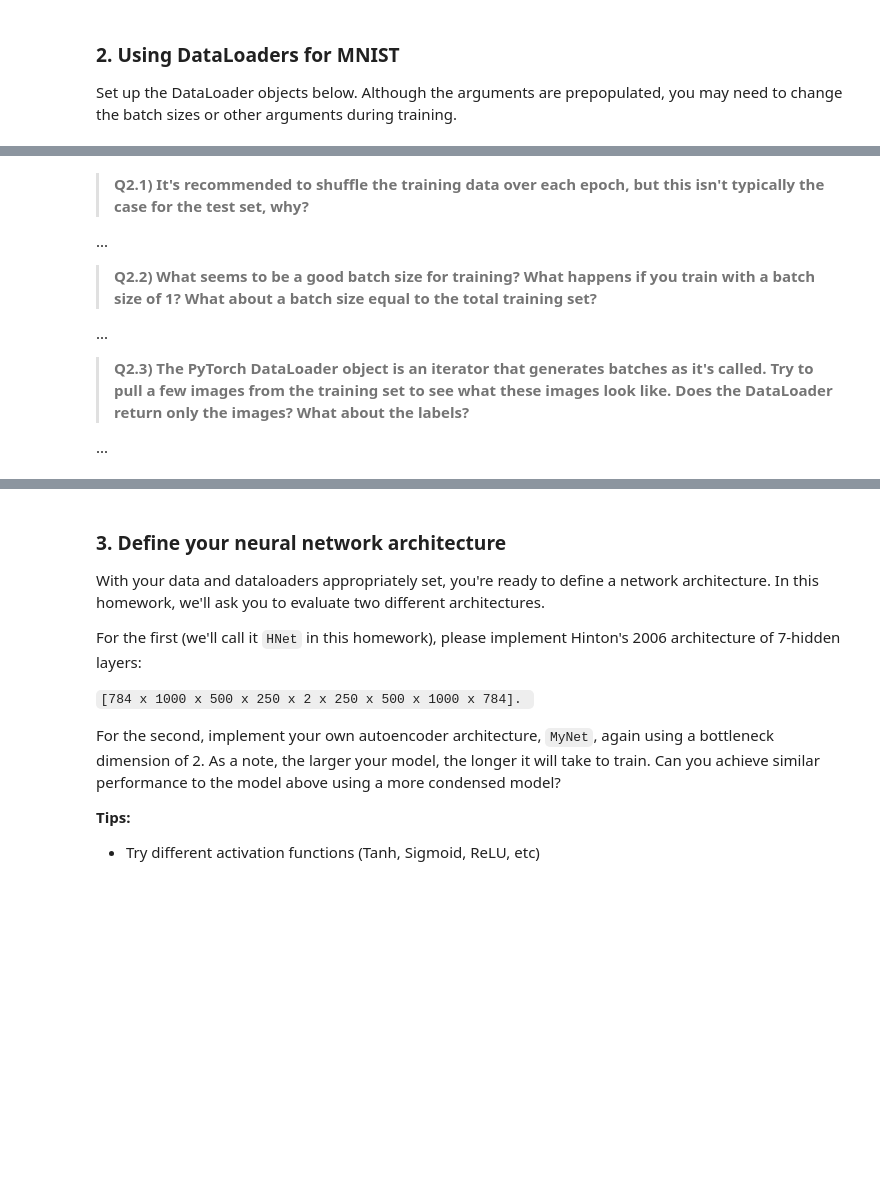
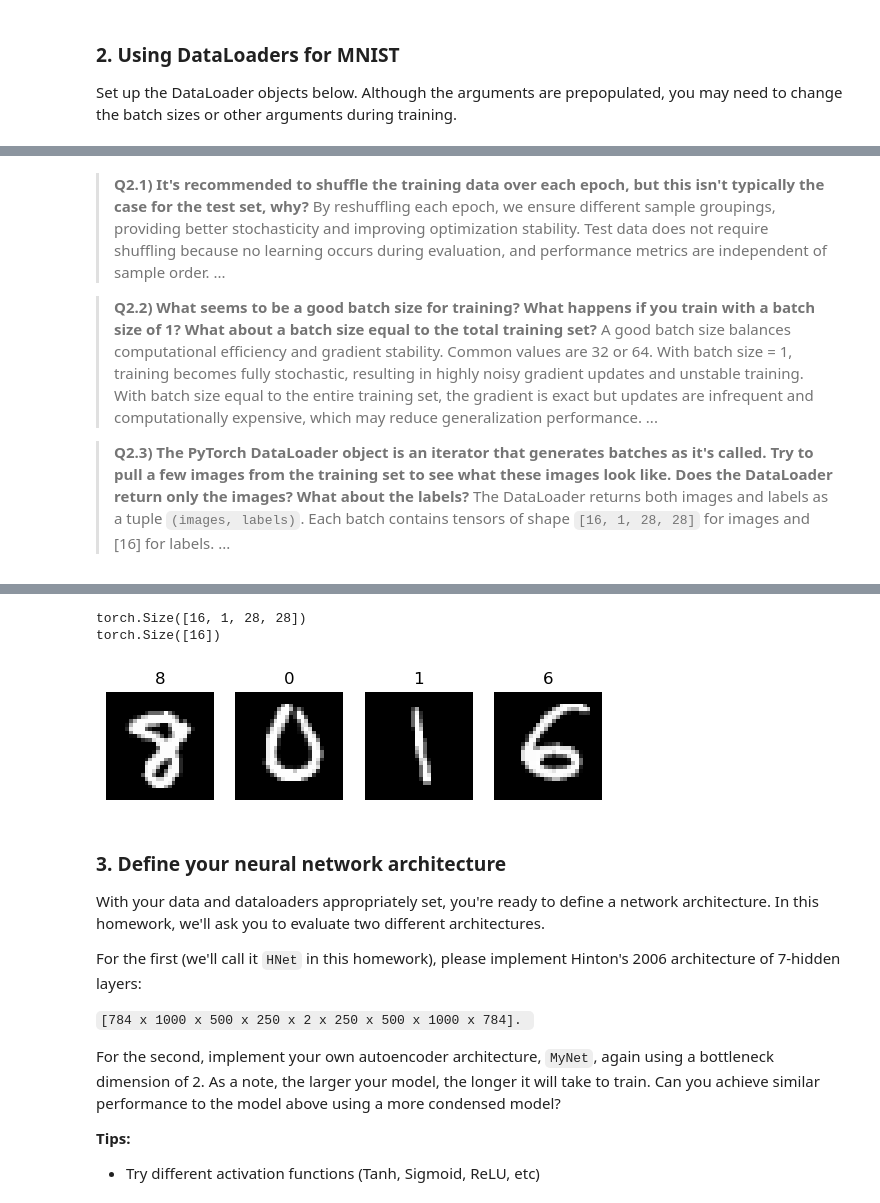
Before and after one commit to zhwu-cecilia/Homework_MNIST_Autoencoder, a Jupyter notebook: Homework_MNIST_Autoencoder.ipynb, the cells around one changed output, grey strips where cells are left out. Saved outputs shown, nothing was run; the diff lists cells and outputs as text; code cells hidden in the pictures; blank space fills up the shorter version.

```diff
--- a/Homework_MNIST_Autoencoder.ipynb
+++ b/Homework_MNIST_Autoencoder.ipynb
@@ -183,8 +148,8 @@ print(len(train_dataset))
 
 Set up the DataLoader objects below. Although the arguments are prepopulated, you may need to change the batch sizes or other arguments during training.
 # %%
-BATCH_SIZE = 8  # <-- Please change this as necessary
-NUM_WORKERS = 1  # <-- Use more workers for more CPU threads
+BATCH_SIZE = 16  # <-- Please change this as necessary
+NUM_WORKERS = 2  # <-- Use more workers for more CPU threads
 # %%
 train_loader = torch.utils.data.DataLoader(
     train_dataset,
@@ -205,12 +174,27 @@ torch.Size([8, 1, 28, 28])
 # %% [markdown]
 > **Q2.1) It's recommended to shuffle the training data over each epoch, but this isn't typically the case for the test set, why?**
-
+    By reshuffling each epoch, we ensure different sample groupings, providing better stochasticity and improving optimization stability. Test data does not require shuffling because no learning occurs during evaluation, and performance metrics are independent of sample order.
 ...
 
 > **Q2.2) What seems to be a good batch size for training? What happens if you train with a batch size of 1? What about a batch size equal to the total training set?**
-
+    A good batch size balances computational efficiency and gradient stability. Common values are 32 or 64. With batch size = 1, training becomes fully stochastic, resulting in highly noisy gradient updates and unstable training. With batch size equal to the entire training set, the gradient is exact but updates are infrequent and computationally expensive, which may reduce generalization performance.
 ...
 
 > **Q2.3) The PyTorch DataLoader object is an iterator that generates batches as it's called. Try to pull a few images from the training set to see what these images look like. Does the DataLoader return only the images? What about the labels?**
-
+    The DataLoader returns both images and labels as a tuple `(images, labels)`. Each batch contains tensors of shape `[16, 1, 28, 28]` for images and [16] for labels.
 ...
+# %%
+data_iter = iter(train_loader)
+images, labels = next(data_iter)
+print(images.shape)
+print(labels.shape)
+import matplotlib.pyplot as plt
+
+for i in range(4):
+    plt.subplot(1,4,i+1)
+    plt.imshow(images[i].squeeze(), cmap='gray')
+    plt.title(labels[i].item())
+    plt.axis('off')
+
+plt.show()
+# %% [output]
@@ -217,3 +205,6 @@ torch.Size([8, 1, 28, 28])
+torch.Size([16, 1, 28, 28])
+torch.Size([16])
+[figure, added]
 # %% [markdown]
 ### 3. Define your neural network architecture
 
```
Also changed, not shown: parts of 8 cells of this notebook.
